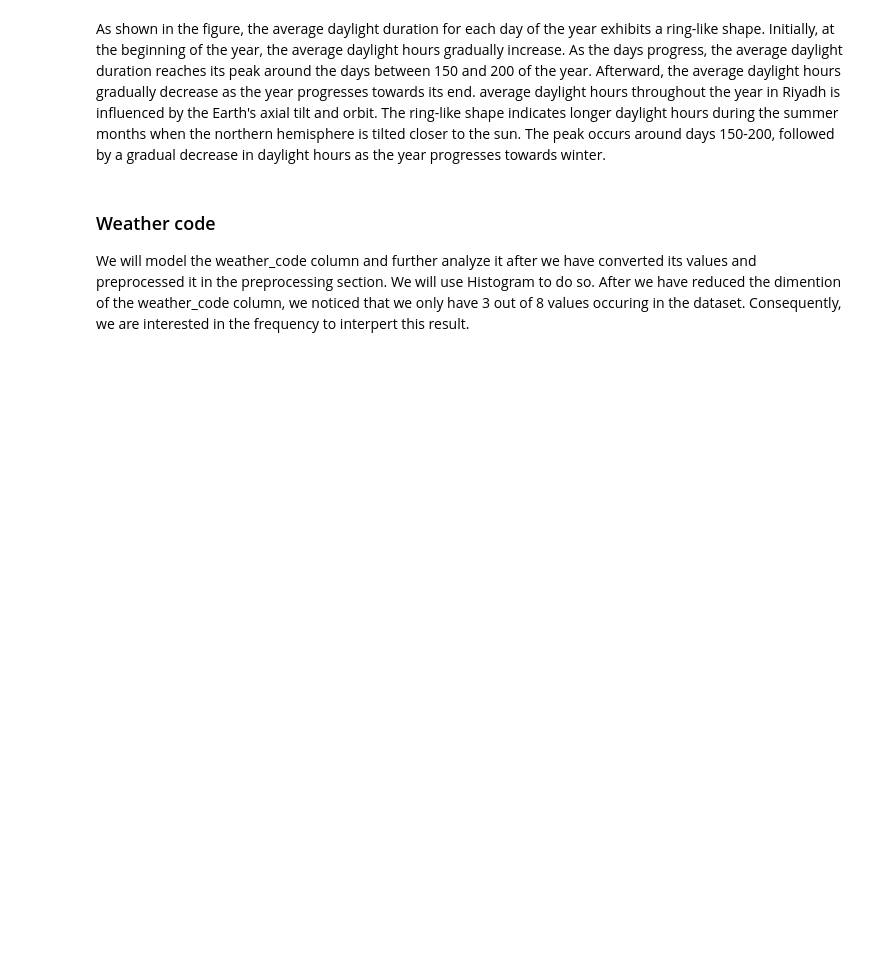
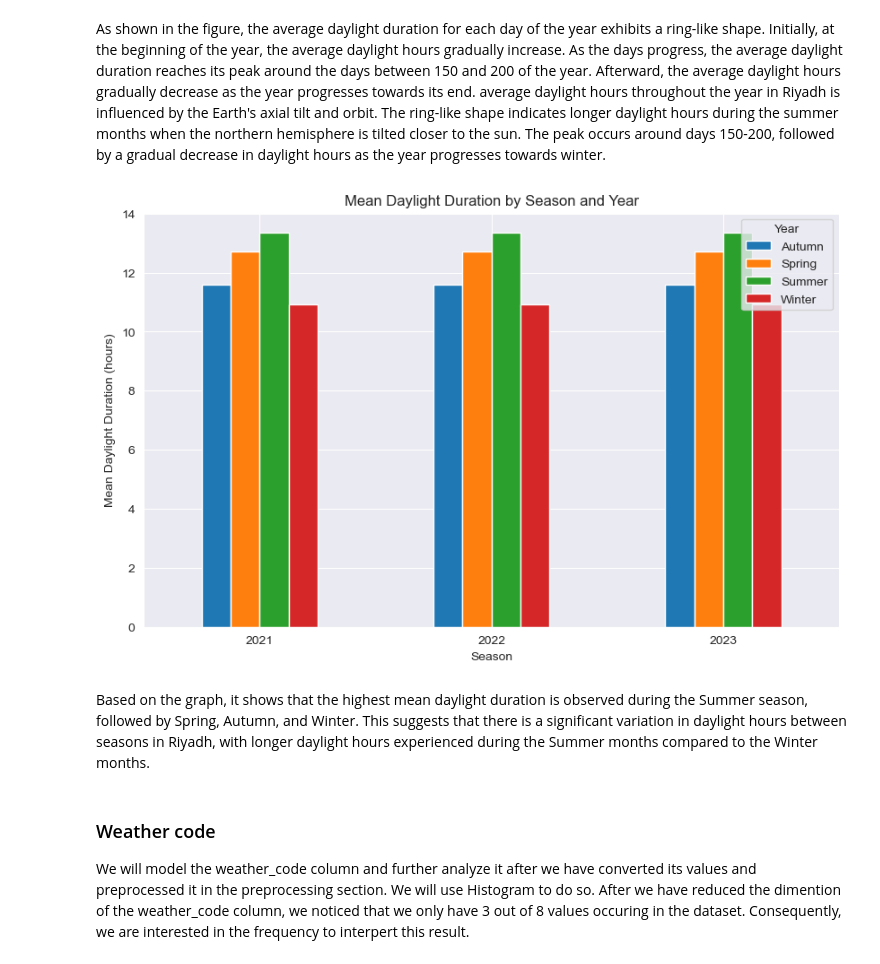
Before and after one commit to mriamft/Weather-Prediction, a Jupyter notebook: Weather-Forecasting.ipynb, the cells around one changed output. Cells and saved outputs as stored; diff of their text form; code cells hidden in the pictures; blank space fills up the shorter version.

```diff
--- a/Weather-Forecasting.ipynb
+++ b/Weather-Forecasting.ipynb
@@ -490,6 +490,31 @@ plt.show()
 [figure]
 # %% [markdown]
 As shown in the figure, the average daylight duration for each day of the year exhibits a ring-like shape. Initially, at the beginning of the year, the average daylight hours gradually increase. As the days progress, the average daylight duration reaches its peak around the days between 150 and 200 of the year. Afterward, the average daylight hours gradually decrease as the year progresses towards its end. average daylight hours throughout the year in Riyadh is influenced by the Earth's axial tilt and orbit. The ring-like shape indicates longer daylight hours during the summer months when the northern hemisphere is tilted closer to the sun. The peak occurs around days 150-200, followed by a gradual decrease in daylight hours as the year progresses towards winter.
+# %%
+#To sude that we want to take just the data in 2021 until 2023
+filtered_df = daily_dataframe[daily_dataframe['Year'] > 2020].copy()
+
+if not filtered_df.empty:
+    # Assign seasons based on month values
+    filtered_df.loc[filtered_df['date'].dt.month.isin([12, 1, 2]), 'season'] = 'Winter'
+    filtered_df.loc[filtered_df['date'].dt.month.isin([3, 4, 5]), 'season'] = 'Spring'
+    filtered_df.loc[filtered_df['date'].dt.month.isin([6, 7, 8]), 'season'] = 'Summer'
+    filtered_df.loc[filtered_df['date'].dt.month.isin([9, 10, 11]), 'season'] = 'Autumn'
+
+    seasonal_means = filtered_df.groupby(['Year', 'season'])['daylight_duration'].mean().unstack()
+
+    # Plotting the mean daylight duration for each season
+    seasonal_means.plot(kind='bar', figsize=(10, 6))
+    plt.title('Mean Daylight Duration by Season and Year')
+    plt.xlabel('Season')
+    plt.ylabel('Mean Daylight Duration (hours)')
+    plt.legend(title='Year')
+    plt.xticks(rotation=0)
+    plt.show()
+# %% [output]
+[figure, added]
+# %% [markdown]
+Based on the graph, it shows that the highest mean daylight duration is observed during the Summer season, followed by Spring, Autumn, and Winter. This suggests that there is a significant variation in daylight hours between seasons in Riyadh, with longer daylight hours experienced during the Summer months compared to the Winter months.
 # %% [markdown]
 ### Weather code
 We will model the weather_code column and further analyze it after we have converted its values and preprocessed it in the preprocessing section. We will use Histogram to do so.
```
